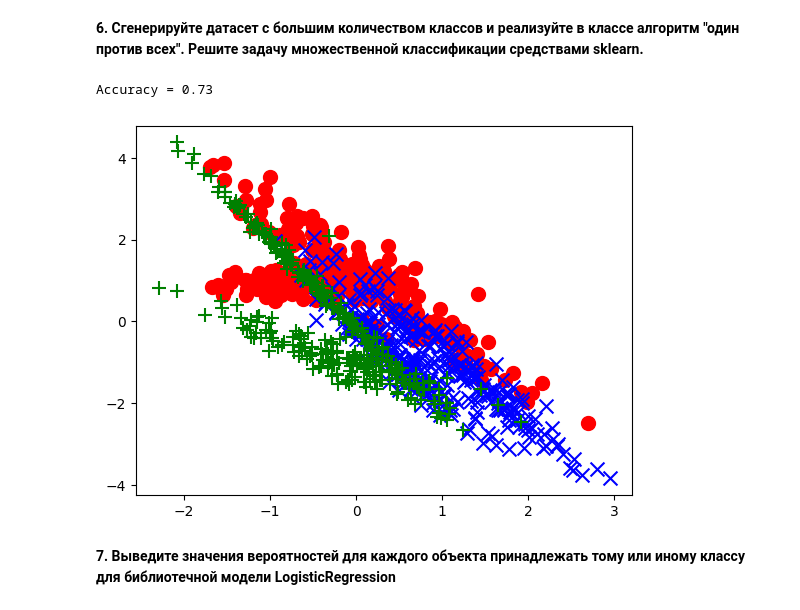
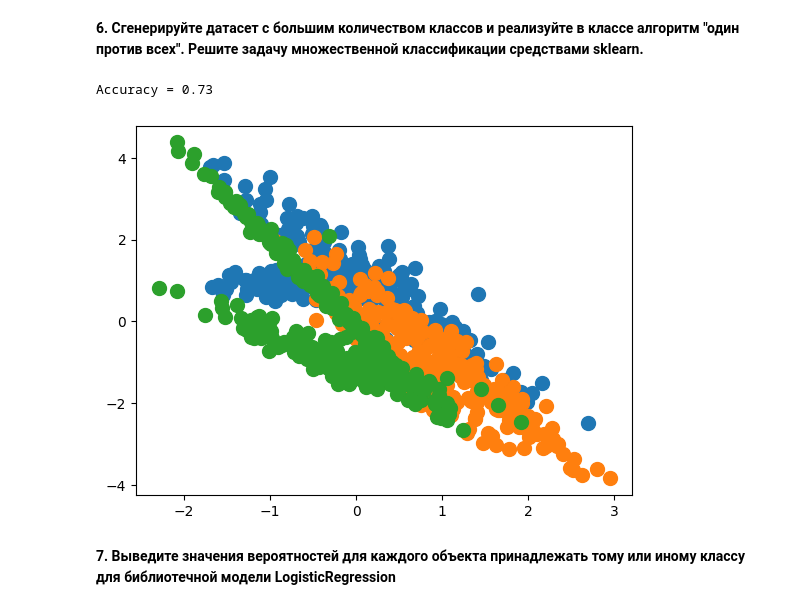
Before and after one commit to yanasirina/ml_labs, a Jupyter notebook: lab_04/lab.ipynb, the cells around one changed output. Cells and saved outputs as stored; diff of their text form; code cells hidden in the pictures.

```diff
--- a/lab_04/lab.ipynb
+++ b/lab_04/lab.ipynb
@@ -243,25 +243,25 @@ Accuracy = 0.94
 # %%
 from sklearn.multiclass import OneVsRestClassifier
 X, y = make_classification(
     n_samples=1000,
     n_features=5,
     n_informative=3,
     n_redundant=1,
     n_classes=3,  # Увеличиваем число классов
     random_state=1
 )
 
 # Создание и обучение модели
 model = LogisticRegression(solver='lbfgs', max_iter=500)
 OneVsRestClassifier(model.fit(X, y))
 print(f"Accuracy = {model.score(X, y):.2f}")
-plt.scatter(X[:, 0][y == 0], X[:, 1][y == 0], marker="o", c='r', s=100)
-plt.scatter(X[:, 0][y == 1], X[:, 1][y == 1], marker="x", c='b', s=100)
-plt.scatter(X[:, 0][y == 2], X[:, 1][y == 2], marker="+", c='g', s=100)
+plt.scatter(X[:, 0][y == 0], X[:, 1][y == 0], s=100)
+plt.scatter(X[:, 0][y == 1], X[:, 1][y == 1], s=100)
+plt.scatter(X[:, 0][y == 2], X[:, 1][y == 2], s=100)
 plt.show()
 # %% [output]
 Accuracy = 0.73
-[figure, old version]
+[figure, new version]
 # %% [markdown]
 **7. Выведите значения вероятностей для каждого объекта принадлежать тому или иному классу для библиотечной модели LogisticRegression**
 # %%
```
Also changed, not shown: parts of 6 cells of this notebook.
